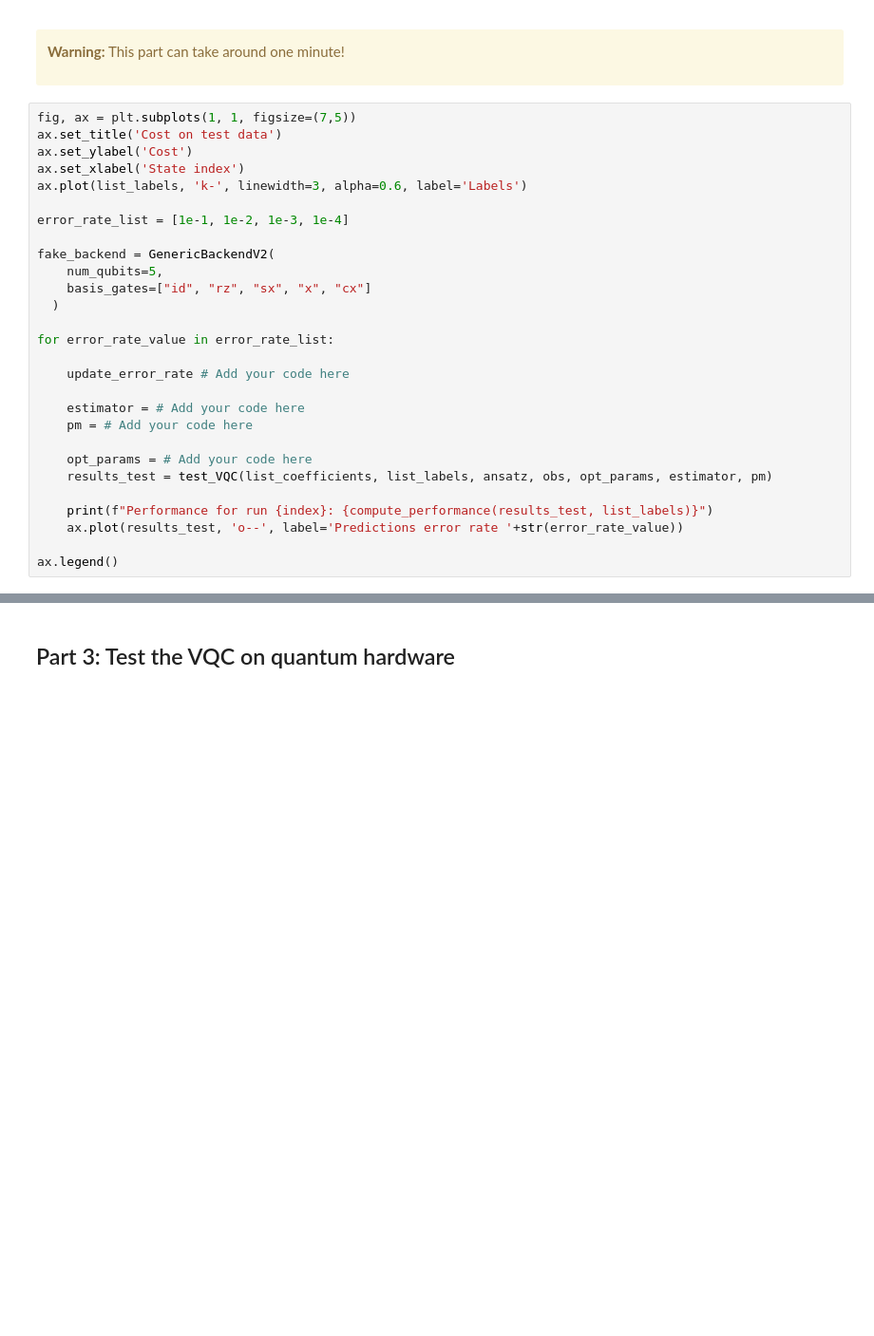
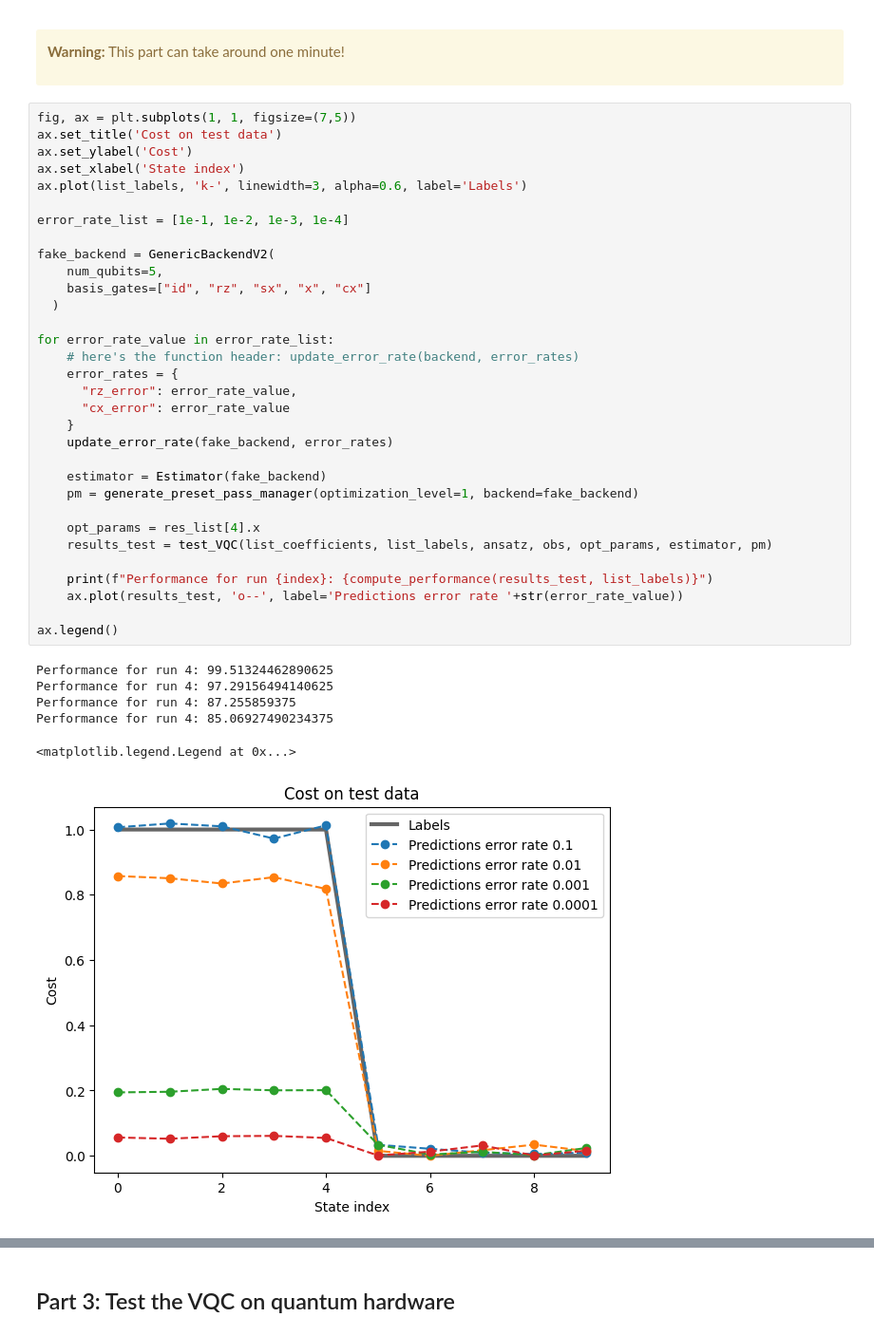
Before and after one commit to malee4/ibm-quantum-challenge-2024, a Jupyter notebook: content/lab_4/lab-4.ipynb, the cells around one changed output, grey strips where cells are left out. Shown at 95% size. Cells and saved outputs as stored; diff of their text form; blank space fills up the shorter version.

```diff
--- a/content/lab_4/lab-4.ipynb
+++ b/content/lab_4/lab-4.ipynb
@@ -698,31 +664,42 @@ Let's **TEST** the VQC again on the custom fake backend for different error rate
 # %%
 fig, ax = plt.subplots(1, 1, figsize=(7,5))
 ax.set_title('Cost on test data')
 ax.set_ylabel('Cost')
 ax.set_xlabel('State index')
 ax.plot(list_labels, 'k-', linewidth=3, alpha=0.6, label='Labels')
 
 error_rate_list = [1e-1, 1e-2, 1e-3, 1e-4]
 
 fake_backend = GenericBackendV2(
     num_qubits=5,
     basis_gates=["id", "rz", "sx", "x", "cx"]
   )
 
 for error_rate_value in error_rate_list:
+    # here's the function header: update_error_rate(backend, error_rates)
+    error_rates = {
+      "rz_error": error_rate_value,
+      "cx_error": error_rate_value
+    }
+    update_error_rate(fake_backend, error_rates)
 
-    update_error_rate # Add your code here
+    estimator = Estimator(fake_backend)
+    pm = generate_preset_pass_manager(optimization_level=1, backend=fake_backend)
 
-    estimator = # Add your code here
-    pm = # Add your code here
-
-    opt_params = # Add your code here
+    opt_params = res_list[4].x
     results_test = test_VQC(list_coefficients, list_labels, ansatz, obs, opt_params, estimator, pm)
 
     print(f"Performance for run {index}: {compute_performance(results_test, list_labels)}")
     ax.plot(results_test, 'o--', label='Predictions error rate '+str(error_rate_value))
 
 ax.legend()
+# %% [output]
+Performance for run 4: 99.51324462890625
+Performance for run 4: 97.29156494140625
+Performance for run 4: 87.255859375
+Performance for run 4: 85.06927490234375
+<matplotlib.legend.Legend at 0x...>
+[figure, added]
 # %%
 # Submit your answer using following code
 grade_lab4_ex4(fake_backend) # Expected answer type: BackendV2
```
Also changed, not shown: parts of 6 cells of this notebook.
